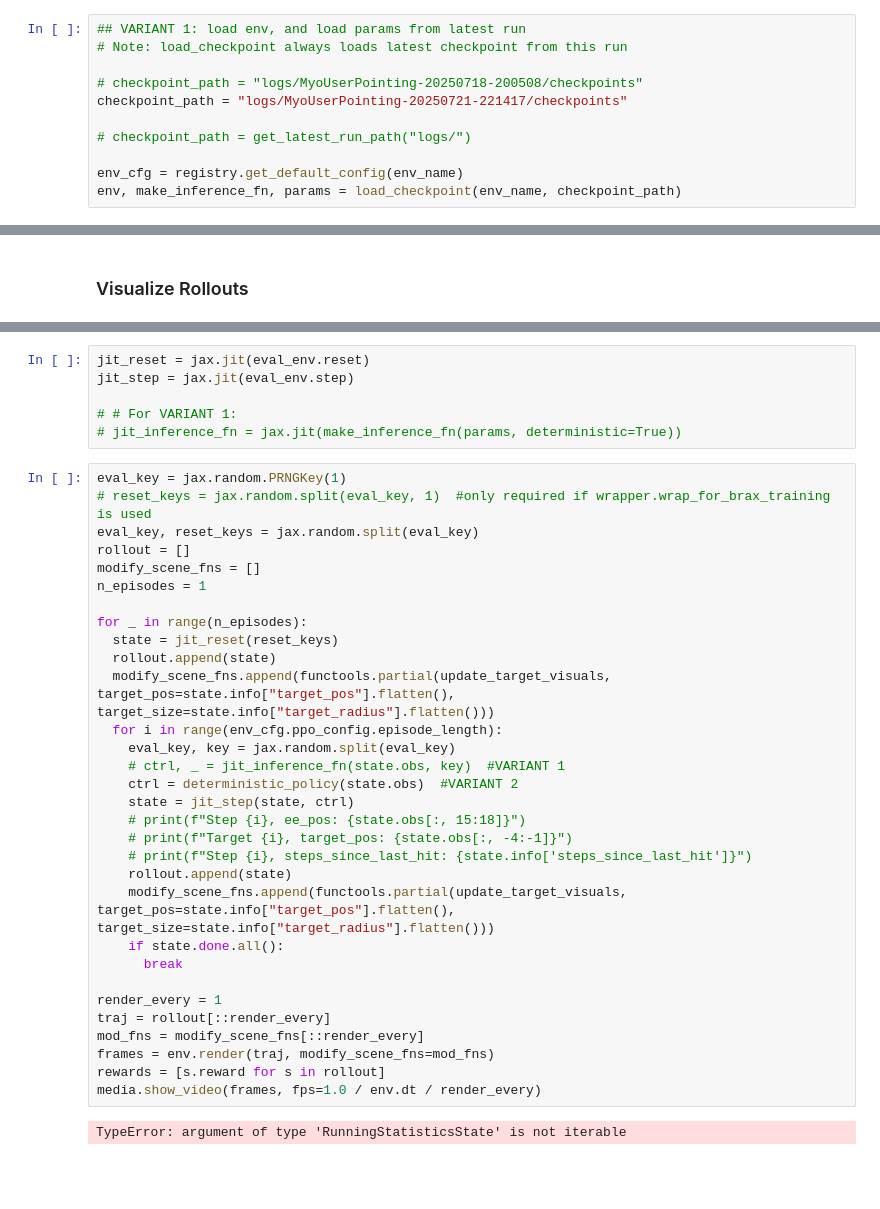
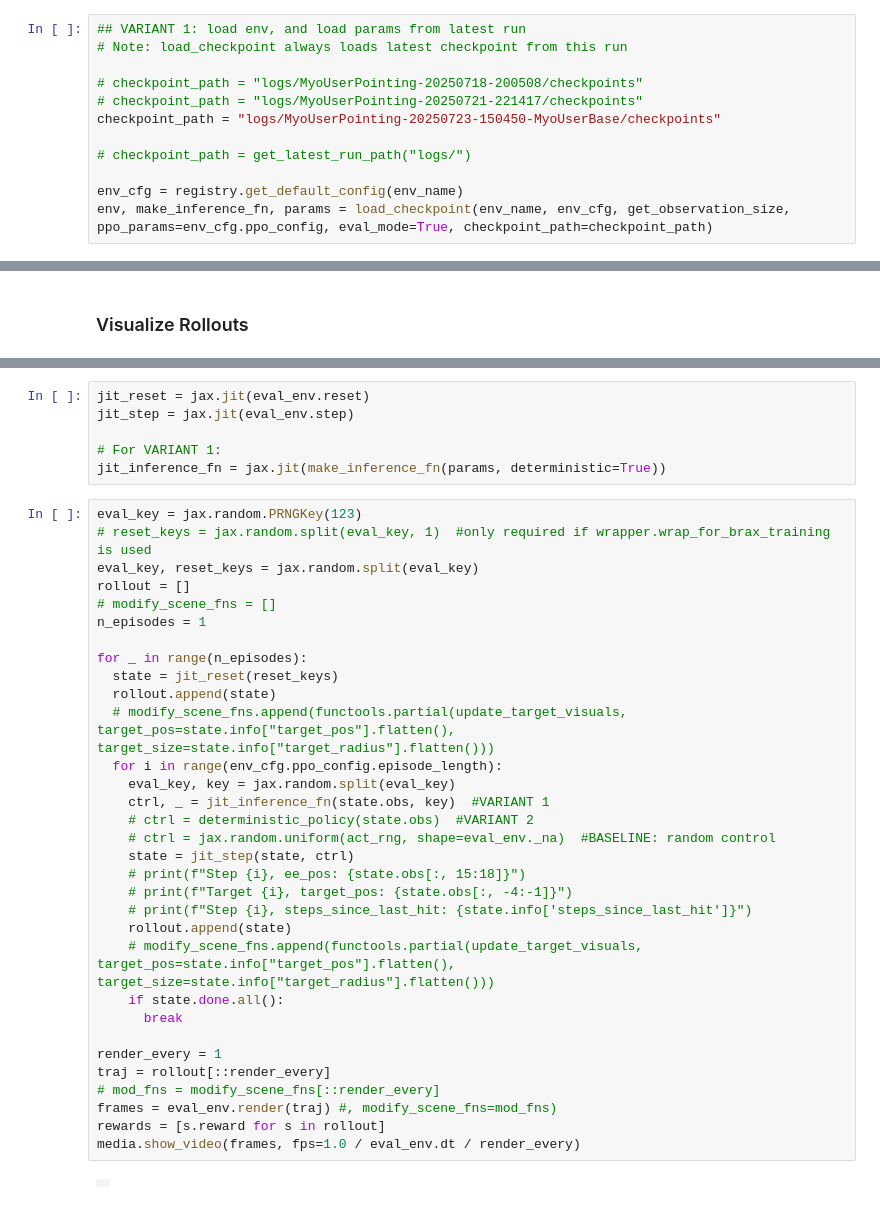
Before and after one commit to ankit-bhattarai/myosuite, a Jupyter notebook: myosuite/envs/myo/mjx/playground_myoUser_evaluation.ipynb, the cells around one changed output, grey strips where cells are left out. Drawn from its saved outputs; the diff is of its cells as text; blank space fills up the shorter version.

```diff
--- a/myosuite/envs/myo/mjx/playground_myoUser_evaluation.ipynb
+++ b/myosuite/envs/myo/mjx/playground_myoUser_evaluation.ipynb
@@ -121,10 +128,11 @@ Current backend: gpu
 # Note: load_checkpoint always loads latest checkpoint from this run
 
 # checkpoint_path = "logs/MyoUserPointing-20250718-200508/checkpoints"
-checkpoint_path = "logs/MyoUserPointing-20250721-221417/checkpoints"
+# checkpoint_path = "logs/MyoUserPointing-20250721-221417/checkpoints"
+checkpoint_path = "logs/MyoUserPointing-20250723-150450-MyoUserBase/checkpoints"
 
 # checkpoint_path = get_latest_run_path("logs/")
 
 env_cfg = registry.get_default_config(env_name)
-env, make_inference_fn, params = load_checkpoint(env_name, checkpoint_path)
+env, make_inference_fn, params = load_checkpoint(env_name, env_cfg, get_observation_size, ppo_params=env_cfg.ppo_config, eval_mode=True, checkpoint_path=checkpoint_path)
 # %% [output]
@@ -336,39 +258,40 @@ eval_env.unwrapped.mj_model.geom("target_sphere").rgba = np.zeros(4, dtype=np.fl
 jit_reset = jax.jit(eval_env.reset)
 jit_step = jax.jit(eval_env.step)
 
-# # For VARIANT 1:
-# jit_inference_fn = jax.jit(make_inference_fn(params, deterministic=True))
+# For VARIANT 1:
+jit_inference_fn = jax.jit(make_inference_fn(params, deterministic=True))
 # %%
-eval_key = jax.random.PRNGKey(1)
+eval_key = jax.random.PRNGKey(123)
 # reset_keys = jax.random.split(eval_key, 1)  #only required if wrapper.wrap_for_brax_training is used
 eval_key, reset_keys = jax.random.split(eval_key)
 rollout = []
-modify_scene_fns = []
+# modify_scene_fns = []
 n_episodes = 1
 
 for _ in range(n_episodes):
   state = jit_reset(reset_keys)
   rollout.append(state)
-  modify_scene_fns.append(functools.partial(update_target_visuals, target_pos=state.info["target_pos"].flatten(), target_size=state.info["target_radius"].flatten()))
+  # modify_scene_fns.append(functools.partial(update_target_visuals, target_pos=state.info["target_pos"].flatten(), target_size=state.info["target_radius"].flatten()))
   for i in range(env_cfg.ppo_config.episode_length):
     eval_key, key = jax.random.split(eval_key)
-    # ctrl, _ = jit_inference_fn(state.obs, key)  #VARIANT 1
-    ctrl = deterministic_policy(state.obs)  #VARIANT 2
+    ctrl, _ = jit_inference_fn(state.obs, key)  #VARIANT 1
+    # ctrl = deterministic_policy(state.obs)  #VARIANT 2
+    # ctrl = jax.random.uniform(act_rng, shape=eval_env._na)  #BASELINE: random control
     state = jit_step(state, ctrl)
     # print(f"Step {i}, ee_pos: {state.obs[:, 15:18]}")
     # print(f"Target {i}, target_pos: {state.obs[:, -4:-1]}")
     # print(f"Step {i}, steps_since_last_hit: {state.info['steps_since_last_hit']}")
     rollout.append(state)
-    modify_scene_fns.append(functools.partial(update_target_visuals, target_pos=state.info["target_pos"].flatten(), target_size=state.info["target_radius"].flatten()))
+    # modify_scene_fns.append(functools.partial(update_target_visuals, target_pos=state.info["target_pos"].flatten(), target_size=state.info["target_radius"].flatten()))
     if state.done.all():
       break
 
 render_every = 1
 traj = rollout[::render_every]
-mod_fns = modify_scene_fns[::render_every]
-frames = env.render(traj, modify_scene_fns=mod_fns)
+# mod_fns = modify_scene_fns[::render_every]
+frames = eval_env.render(traj) #, modify_scene_fns=mod_fns)
 rewards = [s.reward for s in rollout]
-media.show_video(frames, fps=1.0 / env.dt / render_every)
+media.show_video(frames, fps=1.0 / eval_env.dt / render_every)
 # %% [output]
-TypeError: argument of type 'RunningStatisticsState' is not iterable
+|  |
 # %%
```
Also changed, not shown: parts of 11 cells of this notebook, 3 other files.
